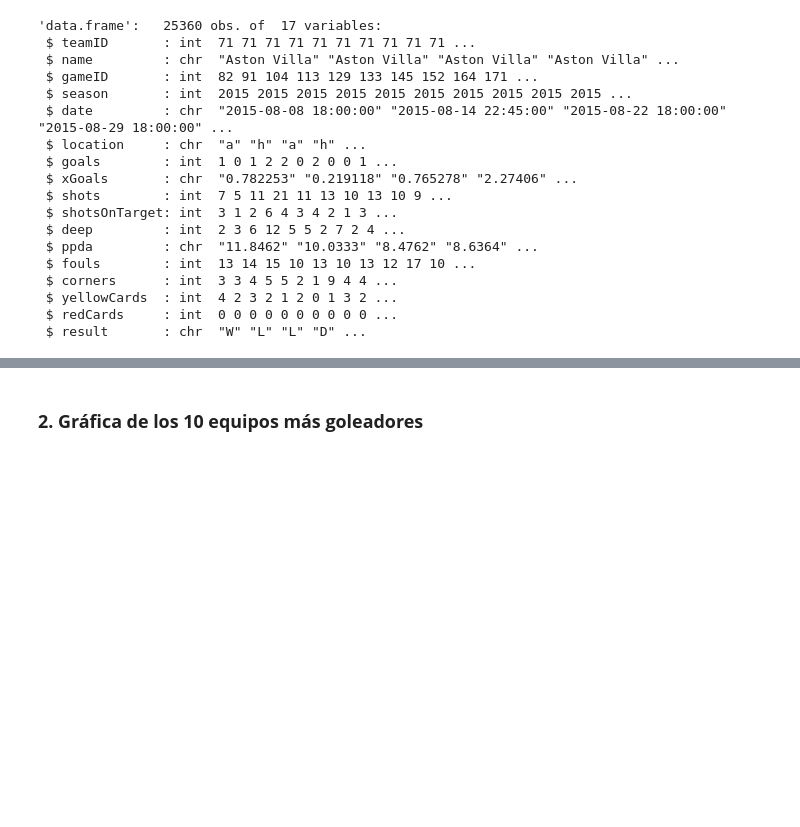
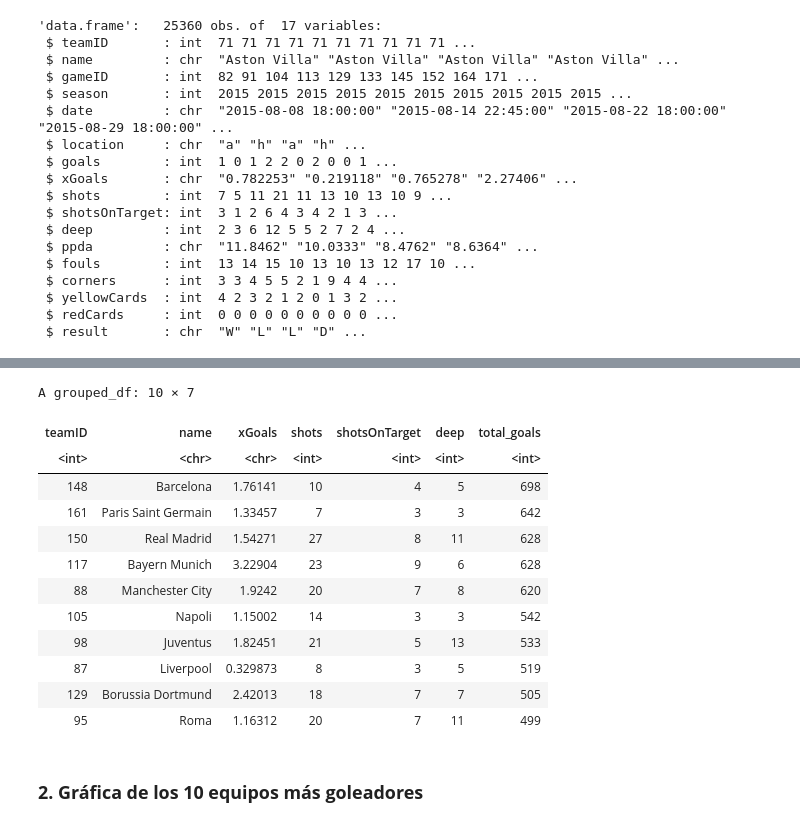
Before and after one commit to PPeitsch/infographics, a Jupyter notebook: 05_football/main.ipynb, the cells around one changed output, grey strips where cells are left out. Saved outputs shown, nothing was run; the diff lists cells and outputs as text; code cells hidden in the pictures; blank space fills up the shorter version.

```diff
--- a/05_football/main.ipynb
+++ b/05_football/main.ipynb
@@ -122,2 +113,3 @@ team_goals <- group_by(df_team, teamID) %>% mutate(total_goals=sum(goals)) %>% a
 # %%
-best_10 <- head(team_goals, 10) %>% arrange(desc(total_goals))
+best_10_goals <- distinct(team_goals, teamID, .keep_all=TRUE)
+best_10_goals <- head(best_10_goals, 10) %>% arrange(desc(total_goals))
@@ -140,3 +116,19 @@ A grouped_df: 10 × 13
+# %%
+best_10_goals
+# %% [output]
+A grouped_df: 10 × 7
+| teamID | name | xGoals | shots | shotsOnTarget | deep | total_goals |
+| <int> | <chr> | <chr> | <int> | <int> | <int> | <int> |
+| 148 | Barcelona | 1.76141 | 10 | 4 | 5 | 698 |
+| 161 | Paris Saint Germain | 1.33457 | 7 | 3 | 3 | 642 |
+| 150 | Real Madrid | 1.54271 | 27 | 8 | 11 | 628 |
+| 117 | Bayern Munich | 3.22904 | 23 | 9 | 6 | 628 |
+| 88 | Manchester City | 1.9242 | 20 | 7 | 8 | 620 |
+| 105 | Napoli | 1.15002 | 14 | 3 | 3 | 542 |
+| 98 | Juventus | 1.82451 | 21 | 5 | 13 | 533 |
+| 87 | Liverpool | 0.329873 | 8 | 3 | 5 | 519 |
+| 129 | Borussia Dortmund | 2.42013 | 18 | 7 | 7 | 505 |
+| 95 | Roma | 1.16312 | 20 | 7 | 11 | 499 |
 # %% [markdown]
 ### **2. Gráfica de los 10 equipos más goleadores**
 # %%
```
Also changed, not shown: parts of 8 cells of this notebook.
